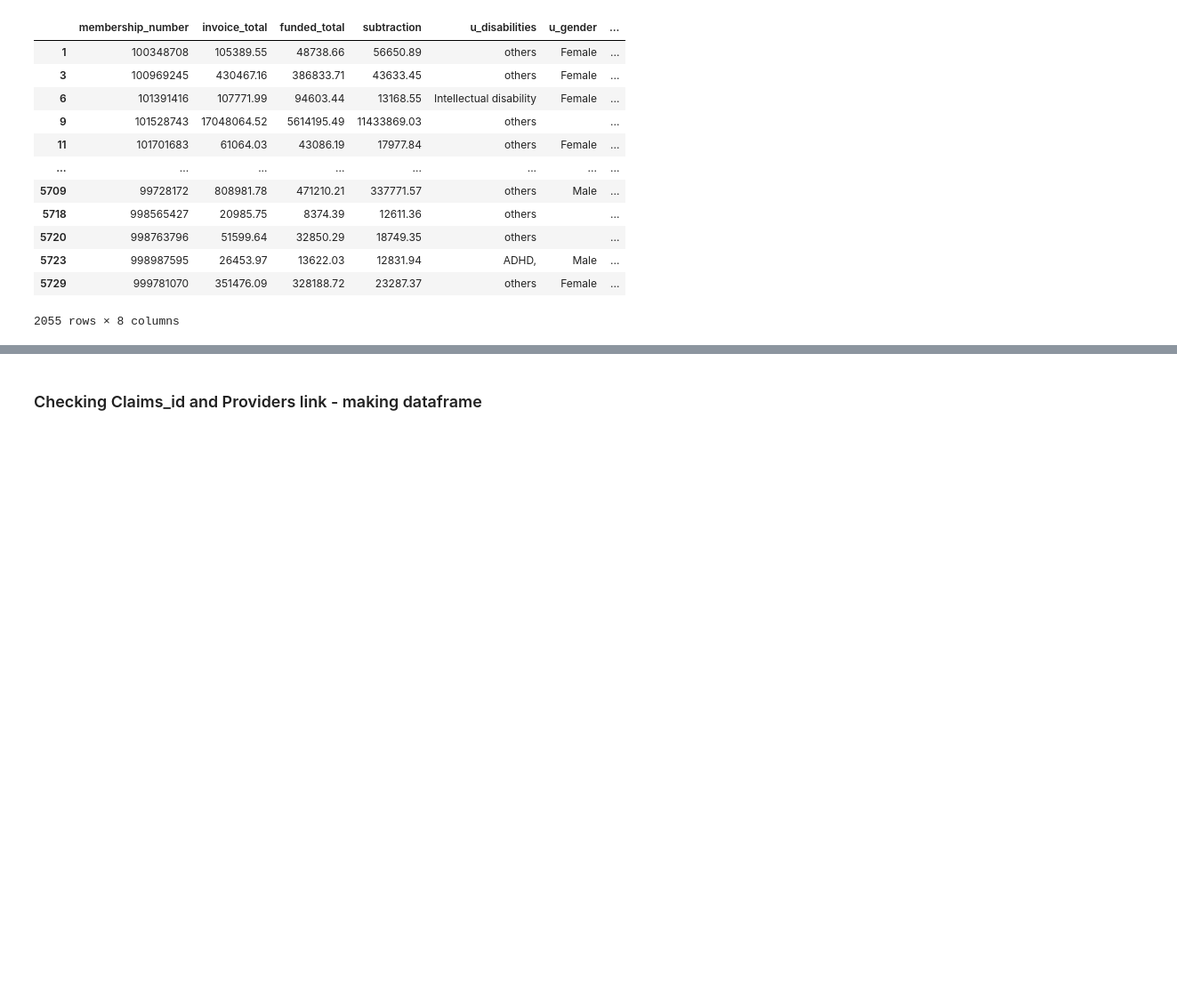
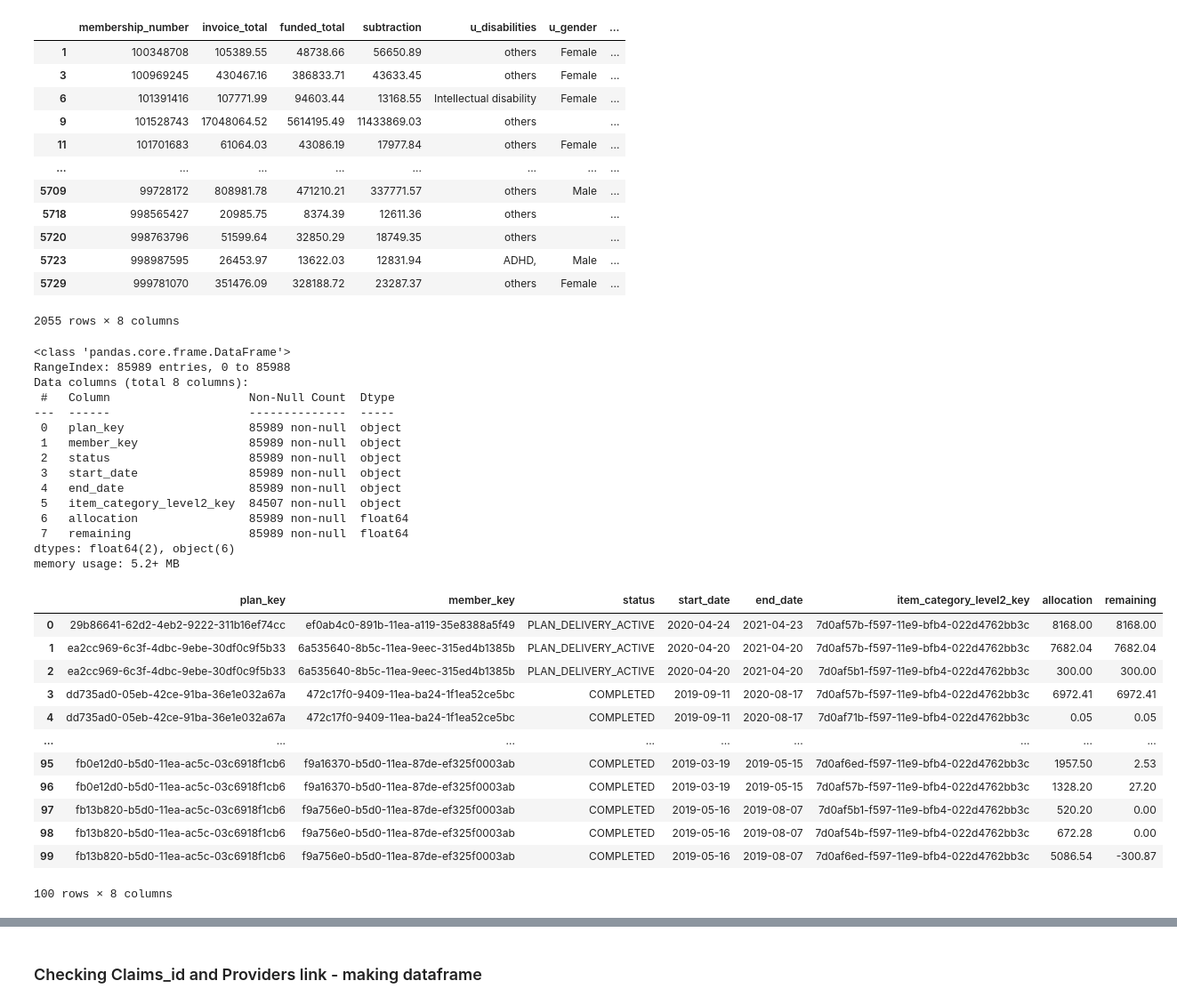
Before and after one commit to TheConMiz/ifn711_leap_in, a Jupyter notebook: LeapIn_Budget_Utilisation.ipynb, the cells around one changed output, grey strips where cells are left out. Shown at 89% size. Drawn from its saved outputs; the diff is of its cells as text; code cells hidden in the pictures; blank space fills up the shorter version.

Commit message:
Pulled Plan information

```diff
--- a/LeapIn_Budget_Utilisation.ipynb
+++ b/LeapIn_Budget_Utilisation.ipynb
@@ -40,18 +40,10 @@ from apyori import apriori
 # Load the .env file for database credentials
 from dotenv import load_dotenv
 
-# load_dotenv()
+load_dotenv()
 
 ####### Connection to Client Database #######
-# conn = pymysql.connect(host=os.getenv("host"), user=os.getenv("user"), port=int(os.getenv("port")), password=os.getenv("password"), db=os.getenv("dbname"))
-
-#### TEMPORARY SOLUTION ####
-host="qut-ds.c2m09j1oykve.ap-southeast-2.rds.amazonaws.com"
-port=4005
-dbname="qut_ds1"
-user="qut_ds1"
-password="GaAVSqC#9JR8"
-conn = pymysql.connect(host=host, user=user,port=port,password=password, db=dbname)
+conn = pymysql.connect(host=os.getenv("host"), user=os.getenv("user"), port=int(os.getenv("port")), password=os.getenv("password"), db=os.getenv("dbname"))
 
 print(conn)
 # %% [output]
@@ -445,6 +438,40 @@ sub_1
 | 5723 | 998987595 | 26453.97 | 13622.03 | 12831.94 | ADHD, | Male | ... |
 | 5729 | 999781070 | 351476.09 | 328188.72 | 23287.37 | others | Female | ... |
 2055 rows × 8 columns
+# %%
+df_plan = pd.read_sql("select p.plan_key, p.member_key, p.status, p.start_date, p.end_date, pb.item_category_level2_key, pb.allocation, pb.remaining from HH_plan p join HH_plan_budget pb on p.plan_key = pb.plan_key", con=conn)
+
+df_plan.info()
+df_plan.head(100)
+# %% [output]
+<class 'pandas.core.frame.DataFrame'>
+RangeIndex: 85989 entries, 0 to 85988
+Data columns (total 8 columns):
+ #   Column                    Non-Null Count  Dtype
+---  ------                    --------------  -----
+ 0   plan_key                  85989 non-null  object
+ 1   member_key                85989 non-null  object
+ 2   status                    85989 non-null  object
+ 3   start_date                85989 non-null  object
+ 4   end_date                  85989 non-null  object
+ 5   item_category_level2_key  84507 non-null  object
+ 6   allocation                85989 non-null  float64
+ 7   remaining                 85989 non-null  float64
+dtypes: float64(2), object(6)
+memory usage: 5.2+ MB
+|  | plan_key | member_key | status | start_date | end_date | item_category_level2_key | allocation | remaining |
+| 0 | 29b86641-62d2-4eb2-9222-311b16ef74cc | ef0ab4c0-891b-11ea-a119-35e8388a5f49 | PLAN_DELIVERY_ACTIVE | 2020-04-24 | 2021-04-23 | 7d0af57b-f597-11e9-bfb4-022d4762bb3c | 8168.00 | 8168.00 |
+| 1 | ea2cc969-6c3f-4dbc-9ebe-30df0c9f5b33 | 6a535640-8b5c-11ea-9eec-315ed4b1385b | PLAN_DELIVERY_ACTIVE | 2020-04-20 | 2021-04-20 | 7d0af57b-f597-11e9-bfb4-022d4762bb3c | 7682.04 | 7682.04 |
+| 2 | ea2cc969-6c3f-4dbc-9ebe-30df0c9f5b33 | 6a535640-8b5c-11ea-9eec-315ed4b1385b | PLAN_DELIVERY_ACTIVE | 2020-04-20 | 2021-04-20 | 7d0af5b1-f597-11e9-bfb4-022d4762bb3c | 300.00 | 300.00 |
+| 3 | dd735ad0-05eb-42ce-91ba-36e1e032a67a | 472c17f0-9409-11ea-ba24-1f1ea52ce5bc | COMPLETED | 2019-09-11 | 2020-08-17 | 7d0af57b-f597-11e9-bfb4-022d4762bb3c | 6972.41 | 6972.41 |
+| 4 | dd735ad0-05eb-42ce-91ba-36e1e032a67a | 472c17f0-9409-11ea-ba24-1f1ea52ce5bc | COMPLETED | 2019-09-11 | 2020-08-17 | 7d0af71b-f597-11e9-bfb4-022d4762bb3c | 0.05 | 0.05 |
+| ... | ... | ... | ... | ... | ... | ... | ... | ... |
+| 95 | fb0e12d0-b5d0-11ea-ac5c-03c6918f1cb6 | f9a16370-b5d0-11ea-87de-ef325f0003ab | COMPLETED | 2019-03-19 | 2019-05-15 | 7d0af6ed-f597-11e9-bfb4-022d4762bb3c | 1957.50 | 2.53 |
+| 96 | fb0e12d0-b5d0-11ea-ac5c-03c6918f1cb6 | f9a16370-b5d0-11ea-87de-ef325f0003ab | COMPLETED | 2019-03-19 | 2019-05-15 | 7d0af57b-f597-11e9-bfb4-022d4762bb3c | 1328.20 | 27.20 |
+| 97 | fb13b820-b5d0-11ea-ac5c-03c6918f1cb6 | f9a756e0-b5d0-11ea-87de-ef325f0003ab | COMPLETED | 2019-05-16 | 2019-08-07 | 7d0af5b1-f597-11e9-bfb4-022d4762bb3c | 520.20 | 0.00 |
+| 98 | fb13b820-b5d0-11ea-ac5c-03c6918f1cb6 | f9a756e0-b5d0-11ea-87de-ef325f0003ab | COMPLETED | 2019-05-16 | 2019-08-07 | 7d0af54b-f597-11e9-bfb4-022d4762bb3c | 672.28 | 0.00 |
+| 99 | fb13b820-b5d0-11ea-ac5c-03c6918f1cb6 | f9a756e0-b5d0-11ea-87de-ef325f0003ab | COMPLETED | 2019-05-16 | 2019-08-07 | 7d0af6ed-f597-11e9-bfb4-022d4762bb3c | 5086.54 | -300.87 |
+100 rows × 8 columns
 # %%
 # Modifications to D2
 # To-Do
```
Also changed, not shown: parts of 9 cells of this notebook.
